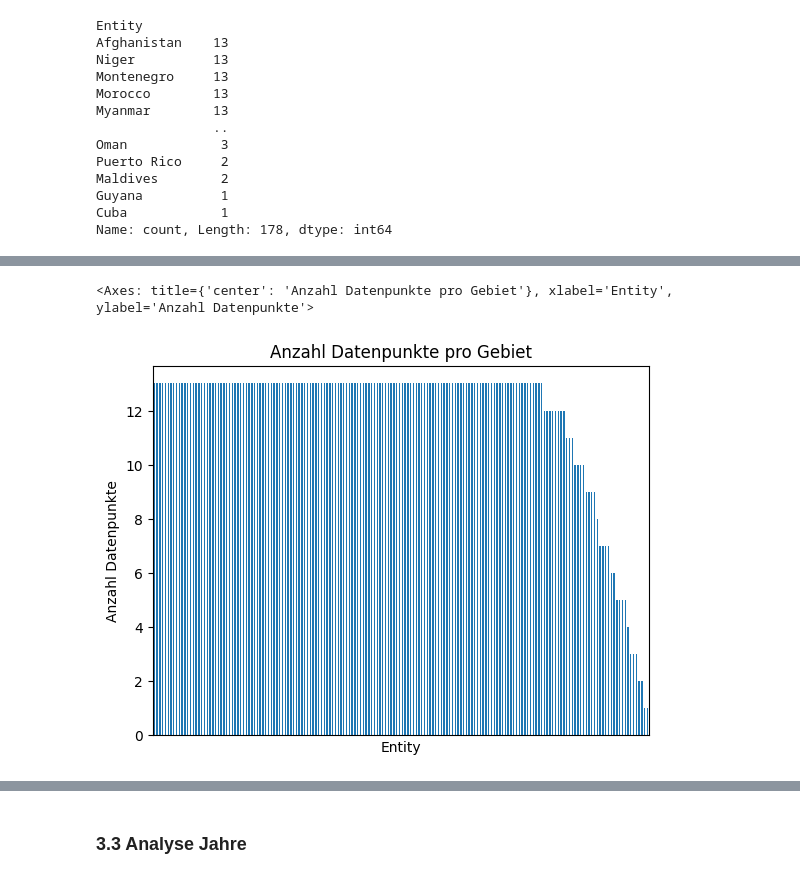
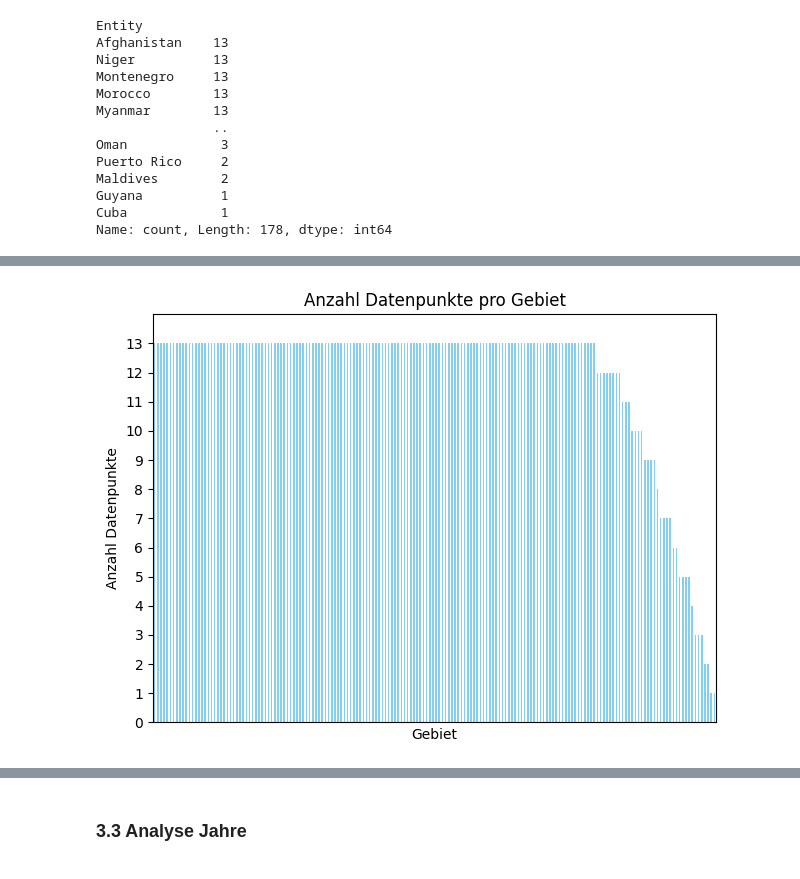
Before and after one commit to miriamfenollosa/Informatik-Leistungsnachweis-Python, a Jupyter notebook: Lebenszufriedenheit in verschiedenen Ländern.ipynb, the cells around one changed output, grey strips where cells are left out. Drawn from its saved outputs; the diff is of its cells as text; code cells hidden in the pictures.

```diff
--- a/Lebenszufriedenheit in verschiedenen Ländern.ipynb
+++ b/Lebenszufriedenheit in verschiedenen Ländern.ipynb
@@ -146,9 +149,19 @@ Year
 2024    20
 dtype: int64
 # %%
-df['Entity'].value_counts().plot(kind='bar',
-                                 xticks=[],
-                                 ylabel='Anzahl Datenpunkte', title='Anzahl Datenpunkte pro Gebiet')
+ax = df['Entity'].value_counts().plot(
+    kind='bar',
+    xticks=[],
+    xlabel="Gebiet",
+    ylabel="Anzahl Datenpunkte",
+    title="Anzahl Datenpunkte pro Gebiet",
+    color="skyblue"
+)
+# Y-Achse von 0 bis 14
+ax.set_ylim(0, 14)
+ax.set_yticks(range(0, 14))  # Ganze Zahlen von 0 bis 14
+
+plt.tight_layout()
+plt.show()
 # %% [output]
-<Axes: title={'center': 'Anzahl Datenpunkte pro Gebiet'}, xlabel='Entity', ylabel='Anzahl Datenpunkte'>
-[figure, old version]
+[figure, new version]
```
Also changed, not shown: parts of 36 cells of this notebook, 1 other file.
